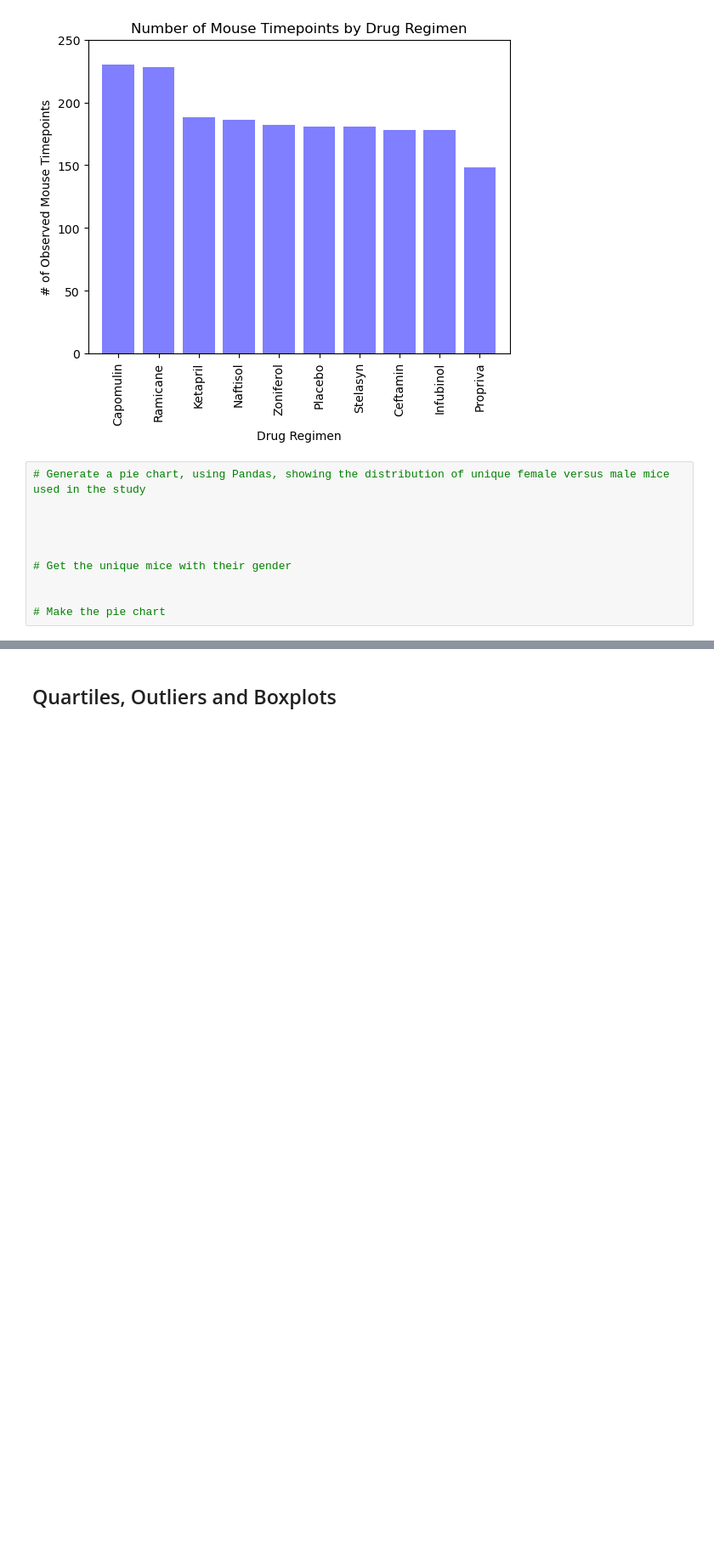
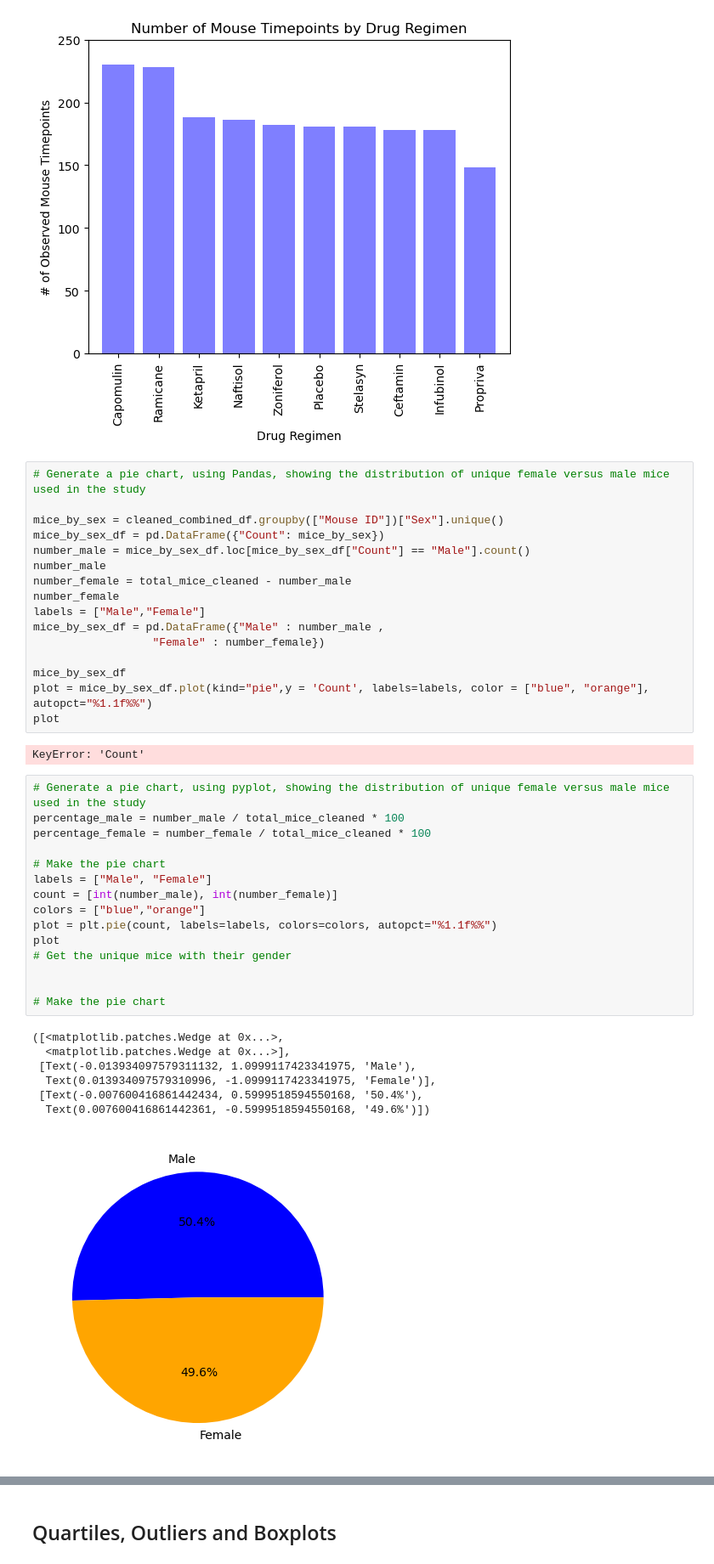
Before and after one commit to DidemBl/Module_5_challenge, a Jupyter notebook: pymaceuticals_notebook.ipynb, the cells around one changed output, grey strips where cells are left out. Shown: that part at 85% size. Drawn from its saved outputs; the diff is of its cells as text; blank space fills up the shorter version.

```diff
--- a/pymaceuticals_notebook.ipynb
+++ b/pymaceuticals_notebook.ipynb
@@ -124,13 +124,44 @@ plt.ylabel("# of Observed Mouse Timepoints")
 plt.show()
 # %% [output]
 [figure]
+# %%
+# Generate a pie chart, using Pandas, showing the distribution of unique female versus male mice used in the study
+
+mice_by_sex = cleaned_combined_df.groupby(["Mouse ID"])["Sex"].unique()
+mice_by_sex_df = pd.DataFrame({"Count": mice_by_sex})
+number_male = mice_by_sex_df.loc[mice_by_sex_df["Count"] == "Male"].count()
+number_male
+number_female = total_mice_cleaned - number_male
+number_female
+labels = ["Male","Female"]
+mice_by_sex_df = pd.DataFrame({"Male" : number_male ,
+                  "Female" : number_female})
+
+mice_by_sex_df
+plot = mice_by_sex_df.plot(kind="pie",y = 'Count', labels=labels, color = ["blue", "orange"], autopct="%1.1f%%")
+plot
+# %% [output]
+KeyError: 'Count'
 # %%
-# Generate a pie chart, using Pandas, showing the distribution of unique female versus male mice used in the study
+# Generate a pie chart, using pyplot, showing the distribution of unique female versus male mice used in the study
+percentage_male = number_male / total_mice_cleaned * 100
+percentage_female = number_female / total_mice_cleaned * 100
 
-
-
-
+# Make the pie chart
+labels = ["Male", "Female"]
+count = [int(number_male), int(number_female)]
+colors = ["blue","orange"]
+plot = plt.pie(count, labels=labels, colors=colors, autopct="%1.1f%%")
+plot
 # Get the unique mice with their gender
 
 
 # Make the pie chart
+# %% [output]
+([<matplotlib.patches.Wedge at 0x...>,
+  <matplotlib.patches.Wedge at 0x...>],
+ [Text(-0.013934097579311132, 1.0999117423341975, 'Male'),
+  Text(0.013934097579310996, -1.0999117423341975, 'Female')],
+ [Text(-0.007600416861442434, 0.5999518594550168, '50.4%'),
+  Text(0.007600416861442361, -0.5999518594550168, '49.6%')])
+[figure, added]
```
Also changed, not shown: parts of 3 cells of this notebook.
